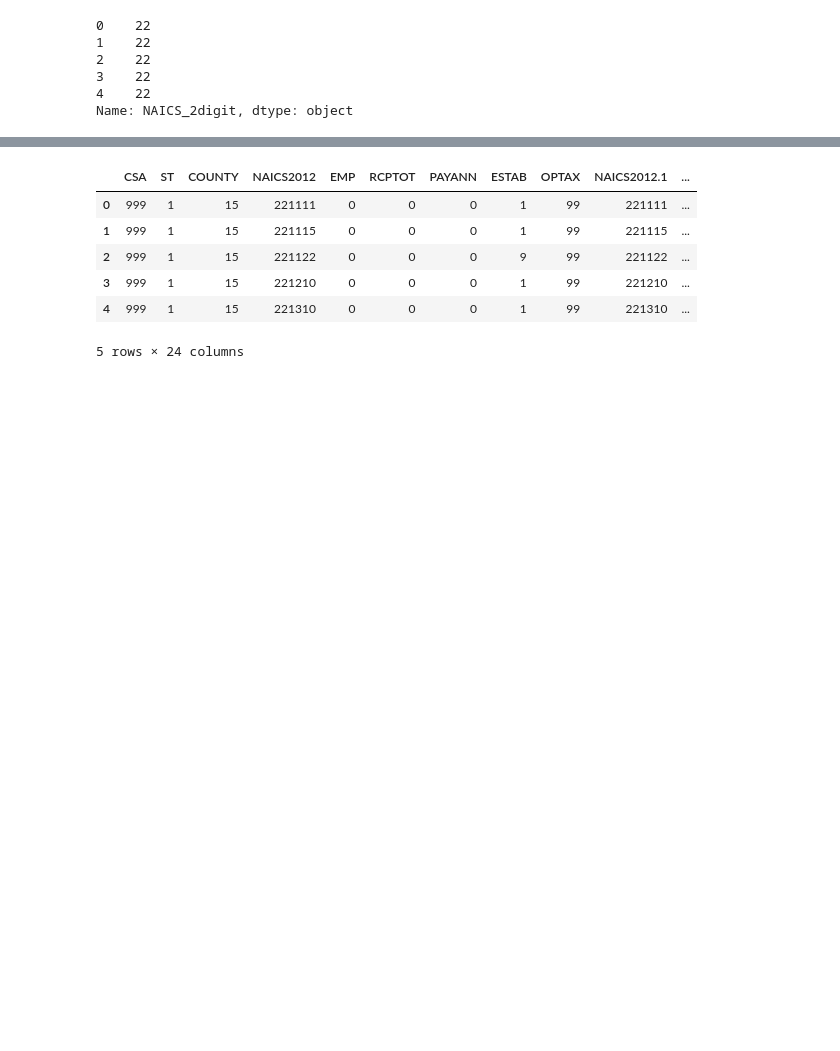
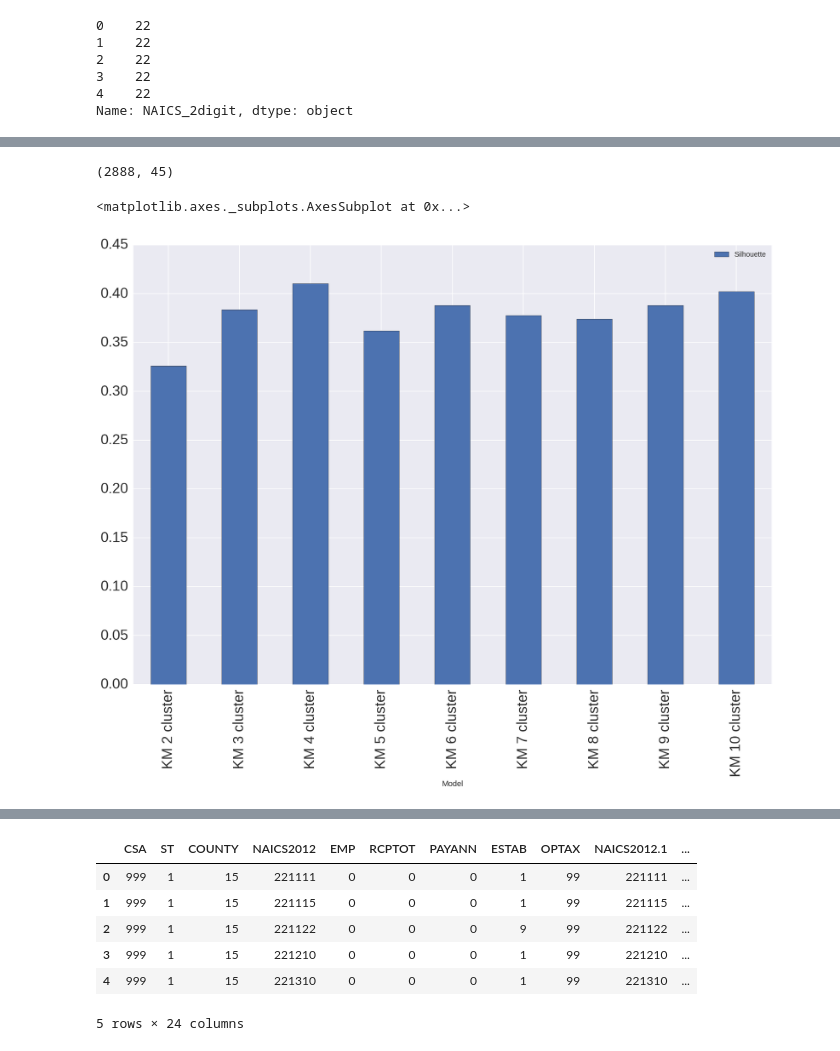
Before and after one commit to SethPaul/broadband-project, a Jupyter notebook: BusinessExplore.ipynb, the cells around one changed output, grey strips where cells are left out. Cells and saved outputs as stored; diff of their text form; code cells hidden in the pictures; blank space fills up the shorter version.

Commit message:
add industry plots

```diff
--- a/BusinessExplore.ipynb
+++ b/BusinessExplore.ipynb
@@ -200,0 +252,8 @@ industryDF.head()
+# %%
+county_ind_prop_pivot=county_propDF[[ \
+                                     'state_county_code',
+                                     'Industry_Group',
+                                     'ind_prop_county_emp',
+                                     'ind_prop_county_rcp',
+                                     'ind_prop_county_pay']]\
+                                    .pivot(index='state_county_code', columns='Industry_Group')
@@ -200,0 +272,3 @@ industryDF.head()
+# %%
+county_ind_prop_pivot=county_ind_prop_pivot.fillna(0)
+county_ind_prop_pivot.head()
@@ -200,0 +285,4 @@ industryDF.head()
+# %%
+county_ind_prop_pivot.shape
+# %% [output]
+(2888, 45)
@@ -200,0 +292,28 @@ industryDF.head()
+# %%
+km_ind_2=cluster.KMeans(n_clusters=2,n_init=20).fit(county_ind_prop_pivot)
+km_ind_3=cluster.KMeans(n_clusters=3,n_init=20).fit(county_ind_prop_pivot)
+km_ind_4=cluster.KMeans(n_clusters=4,n_init=20).fit(county_ind_prop_pivot)
+km_ind_5=cluster.KMeans(n_clusters=5,n_init=20).fit(county_ind_prop_pivot)
+km_ind_6=cluster.KMeans(n_clusters=6,n_init=20).fit(county_ind_prop_pivot)
+km_ind_7=cluster.KMeans(n_clusters=7,n_init=20).fit(county_ind_prop_pivot)
+km_ind_8=cluster.KMeans(n_clusters=8,n_init=20).fit(county_ind_prop_pivot)
+km_ind_9=cluster.KMeans(n_clusters=9,n_init=20).fit(county_ind_prop_pivot)
+km_ind_10=cluster.KMeans(n_clusters=10,n_init=20).fit(county_ind_prop_pivot)
+# %%
+kmean_test=pd.DataFrame([
+        ("KM 2 cluster",  metrics.silhouette_score(county_ind_prop_pivot, km_ind_2.predict(county_ind_prop_pivot), metric='euclidean')),
+        ("KM 3 cluster",  metrics.silhouette_score(county_ind_prop_pivot, km_ind_3.predict(county_ind_prop_pivot), metric='euclidean')),
+        ("KM 4 cluster",  metrics.silhouette_score(county_ind_prop_pivot, km_ind_4.predict(county_ind_prop_pivot), metric='euclidean')),
+        ("KM 5 cluster",  metrics.silhouette_score(county_ind_prop_pivot, km_ind_5.predict(county_ind_prop_pivot), metric='euclidean')),
+        ("KM 6 cluster",  metrics.silhouette_score(county_ind_prop_pivot, km_ind_6.predict(county_ind_prop_pivot), metric='euclidean')),
+        ("KM 7 cluster",  metrics.silhouette_score(county_ind_prop_pivot, km_ind_7.predict(county_ind_prop_pivot), metric='euclidean')),
+        ("KM 8 cluster",  metrics.silhouette_score(county_ind_prop_pivot, km_ind_8.predict(county_ind_prop_pivot), metric='euclidean')),
+        ("KM 9 cluster",  metrics.silhouette_score(county_ind_prop_pivot, km_ind_9.predict(county_ind_prop_pivot), metric='euclidean')),
+        ("KM 10 cluster",  metrics.silhouette_score(county_ind_prop_pivot, km_ind_10.predict(county_ind_prop_pivot), metric='euclidean'))
+], columns=["Model", "Silhouette"])
+# %%
+p1=kmean_test.plot(x="Model", y="Silhouette", kind="bar", figsize=(16,11),fontsize=20)
+p1
+# %% [output]
+<matplotlib.axes._subplots.AxesSubplot at 0x...>
+[figure, added]
```
Also changed, not shown: parts of 48 cells of this notebook, 17 other files.
